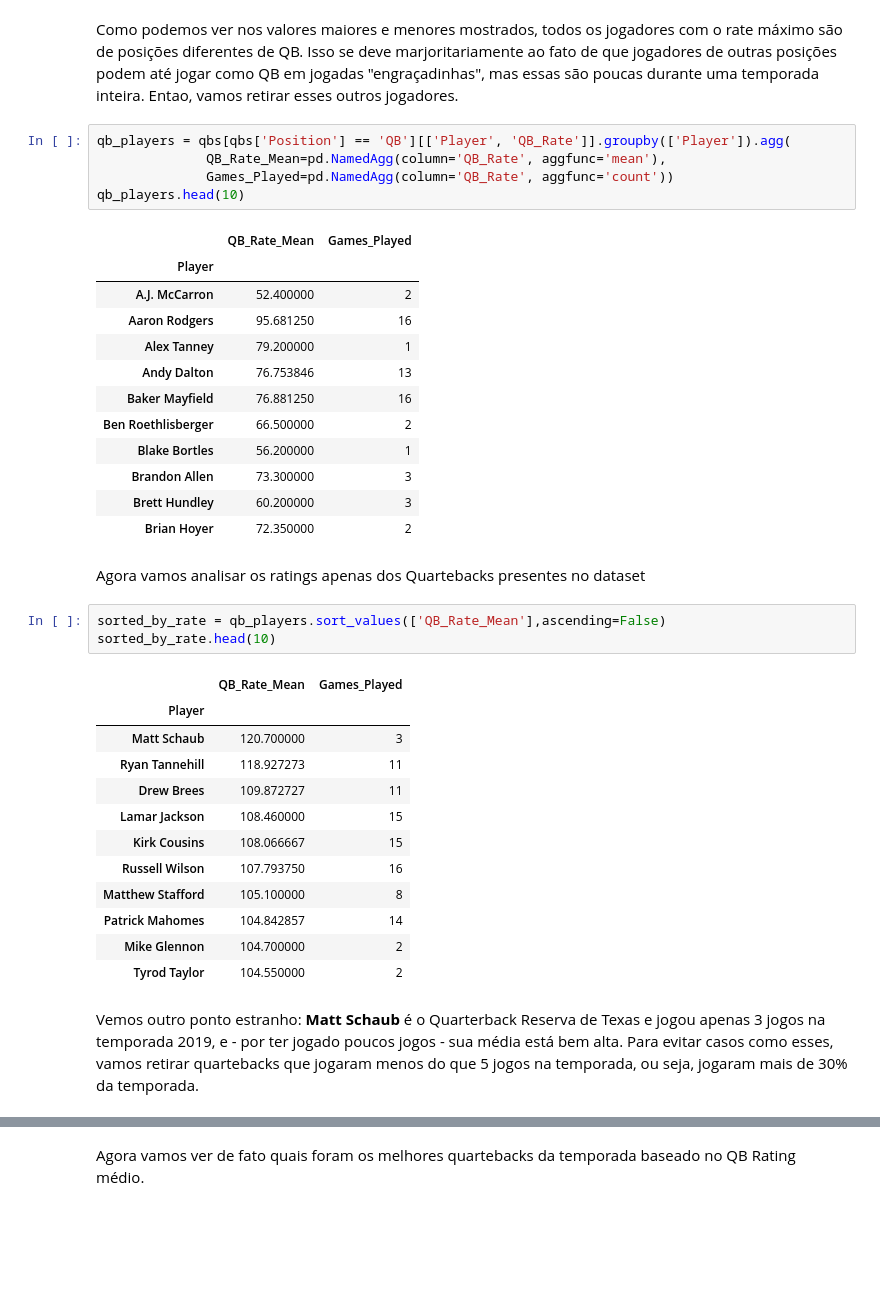
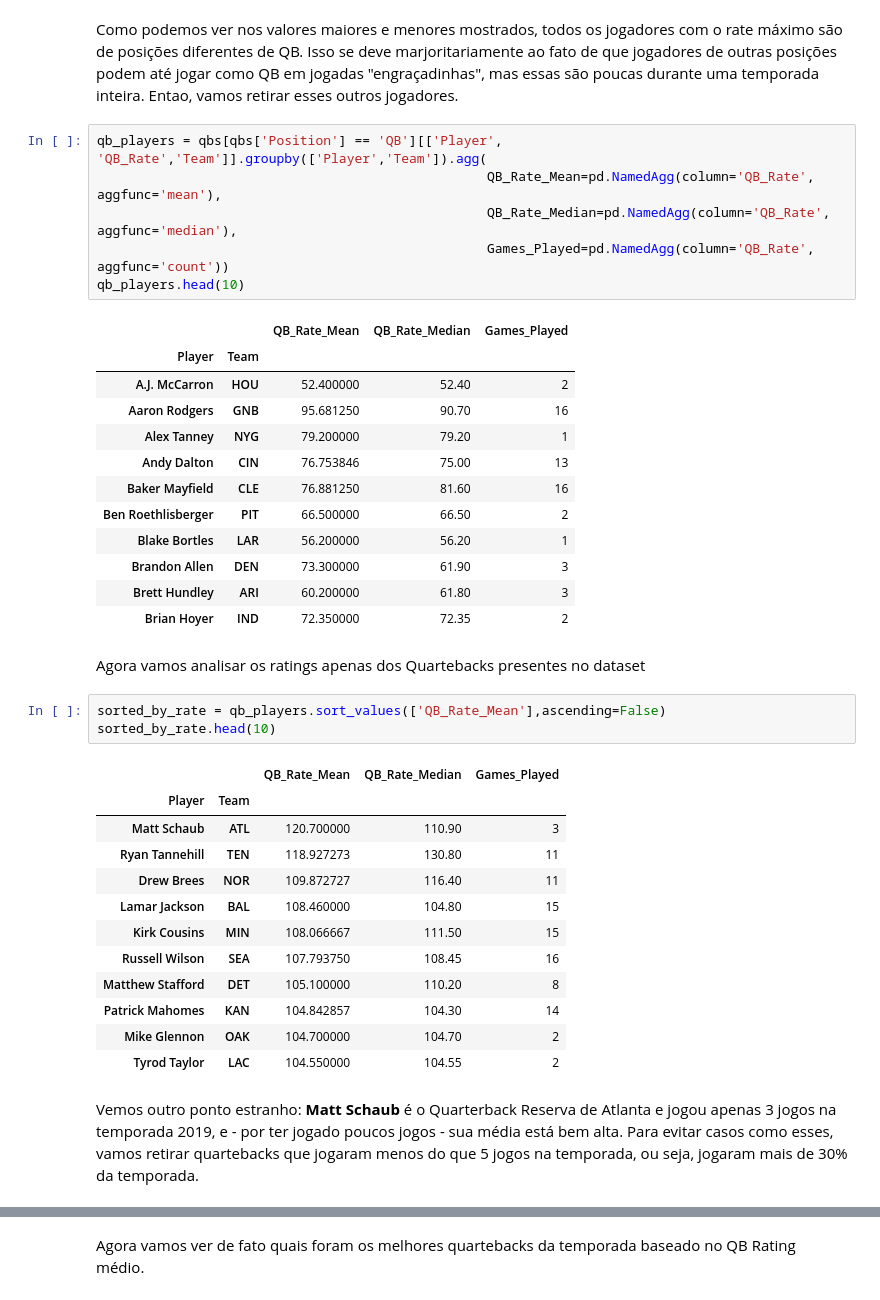
Before and after one commit to Valgueiro/dataScience_project, a Jupyter notebook: Projeto_1_dataScience.ipynb, the cells around one changed output, grey strips where cells are left out. Cells and saved outputs as stored; diff of their text form; blank space fills up the shorter version.

```diff
--- a/Projeto_1_dataScience.ipynb
+++ b/Projeto_1_dataScience.ipynb
@@ -286,43 +285,44 @@ all_players_qb_stats['Player', 'Position', 'QB_Rate'].mean().sort_values(['QB_Ra
 # %% [markdown]
 Como podemos ver nos valores maiores e menores mostrados, todos os jogadores com o rate máximo são de posições diferentes de QB. Isso se deve marjoritariamente ao fato de que jogadores de outras posições podem até jogar como QB em jogadas "engraçadinhas", mas essas são poucas durante uma temporada inteira. Entao, vamos retirar esses outros jogadores.
 # %%
-qb_players = qbs[qbs['Position'] == 'QB'][['Player', 'QB_Rate']].groupby(['Player']).agg(
-              QB_Rate_Mean=pd.NamedAgg(column='QB_Rate', aggfunc='mean'),
-              Games_Played=pd.NamedAgg(column='QB_Rate', aggfunc='count'))
+qb_players = qbs[qbs['Position'] == 'QB'][['Player', 'QB_Rate','Team']].groupby(['Player','Team']).agg(
+                                                  QB_Rate_Mean=pd.NamedAgg(column='QB_Rate', aggfunc='mean'),
+                                                  QB_Rate_Median=pd.NamedAgg(column='QB_Rate', aggfunc='median'),
+                                                  Games_Played=pd.NamedAgg(column='QB_Rate', aggfunc='count'))
 qb_players.head(10)
 # %% [output]
-|  | QB_Rate_Mean | Games_Played |
-| Player |  |  |
-| A.J. McCarron | 52.400000 | 2 |
-| Aaron Rodgers | 95.681250 | 16 |
-| Alex Tanney | 79.200000 | 1 |
-| Andy Dalton | 76.753846 | 13 |
-| Baker Mayfield | 76.881250 | 16 |
-| Ben Roethlisberger | 66.500000 | 2 |
-| Blake Bortles | 56.200000 | 1 |
-| Brandon Allen | 73.300000 | 3 |
-| Brett Hundley | 60.200000 | 3 |
-| Brian Hoyer | 72.350000 | 2 |
+|  |  | QB_Rate_Mean | QB_Rate_Median | Games_Played |
+| Player | Team |  |  |  |
+| A.J. McCarron | HOU | 52.400000 | 52.40 | 2 |
+| Aaron Rodgers | GNB | 95.681250 | 90.70 | 16 |
+| Alex Tanney | NYG | 79.200000 | 79.20 | 1 |
+| Andy Dalton | CIN | 76.753846 | 75.00 | 13 |
+| Baker Mayfield | CLE | 76.881250 | 81.60 | 16 |
+| Ben Roethlisberger | PIT | 66.500000 | 66.50 | 2 |
+| Blake Bortles | LAR | 56.200000 | 56.20 | 1 |
+| Brandon Allen | DEN | 73.300000 | 61.90 | 3 |
+| Brett Hundley | ARI | 60.200000 | 61.80 | 3 |
+| Brian Hoyer | IND | 72.350000 | 72.35 | 2 |
 # %% [markdown]
 Agora vamos analisar os ratings apenas dos Quartebacks presentes no dataset
 # %%
 sorted_by_rate = qb_players.sort_values(['QB_Rate_Mean'],ascending=False)
 sorted_by_rate.head(10)
 # %% [output]
-|  | QB_Rate_Mean | Games_Played |
-| Player |  |  |
-| Matt Schaub | 120.700000 | 3 |
-| Ryan Tannehill | 118.927273 | 11 |
-| Drew Brees | 109.872727 | 11 |
-| Lamar Jackson | 108.460000 | 15 |
-| Kirk Cousins | 108.066667 | 15 |
-| Russell Wilson | 107.793750 | 16 |
-| Matthew Stafford | 105.100000 | 8 |
-| Patrick Mahomes | 104.842857 | 14 |
-| Mike Glennon | 104.700000 | 2 |
-| Tyrod Taylor | 104.550000 | 2 |
+|  |  | QB_Rate_Mean | QB_Rate_Median | Games_Played |
+| Player | Team |  |  |  |
+| Matt Schaub | ATL | 120.700000 | 110.90 | 3 |
+| Ryan Tannehill | TEN | 118.927273 | 130.80 | 11 |
+| Drew Brees | NOR | 109.872727 | 116.40 | 11 |
+| Lamar Jackson | BAL | 108.460000 | 104.80 | 15 |
+| Kirk Cousins | MIN | 108.066667 | 111.50 | 15 |
+| Russell Wilson | SEA | 107.793750 | 108.45 | 16 |
+| Matthew Stafford | DET | 105.100000 | 110.20 | 8 |
+| Patrick Mahomes | KAN | 104.842857 | 104.30 | 14 |
+| Mike Glennon | OAK | 104.700000 | 104.70 | 2 |
+| Tyrod Taylor | LAC | 104.550000 | 104.55 | 2 |
 # %% [markdown]
-Vemos outro ponto estranho: **Matt Schaub** é o Quarterback Reserva de Texas e jogou apenas 3 jogos na temporada 2019, e - por ter jogado poucos jogos - sua média está bem alta. Para evitar casos como esses, vamos retirar quartebacks que jogaram menos do que 5 jogos na temporada, ou seja, jogaram mais de 30% da temporada.
+Vemos outro ponto estranho: **Matt Schaub** é o Quarterback Reserva de Atlanta e jogou apenas 3 jogos na temporada 2019, e - por ter jogado poucos jogos - sua média está bem alta. Para evitar casos como esses, vamos retirar quartebacks que jogaram menos do que 5 jogos na temporada, ou seja, jogaram mais de 30% da temporada.
 # %%
 qb_players_with_at_least_5_games = qb_players[qb_players['Games_Played'] > 5]
 qb_players_with_at_least_5_games.head(10)
```
Also changed, not shown: parts of 20 cells of this notebook.
